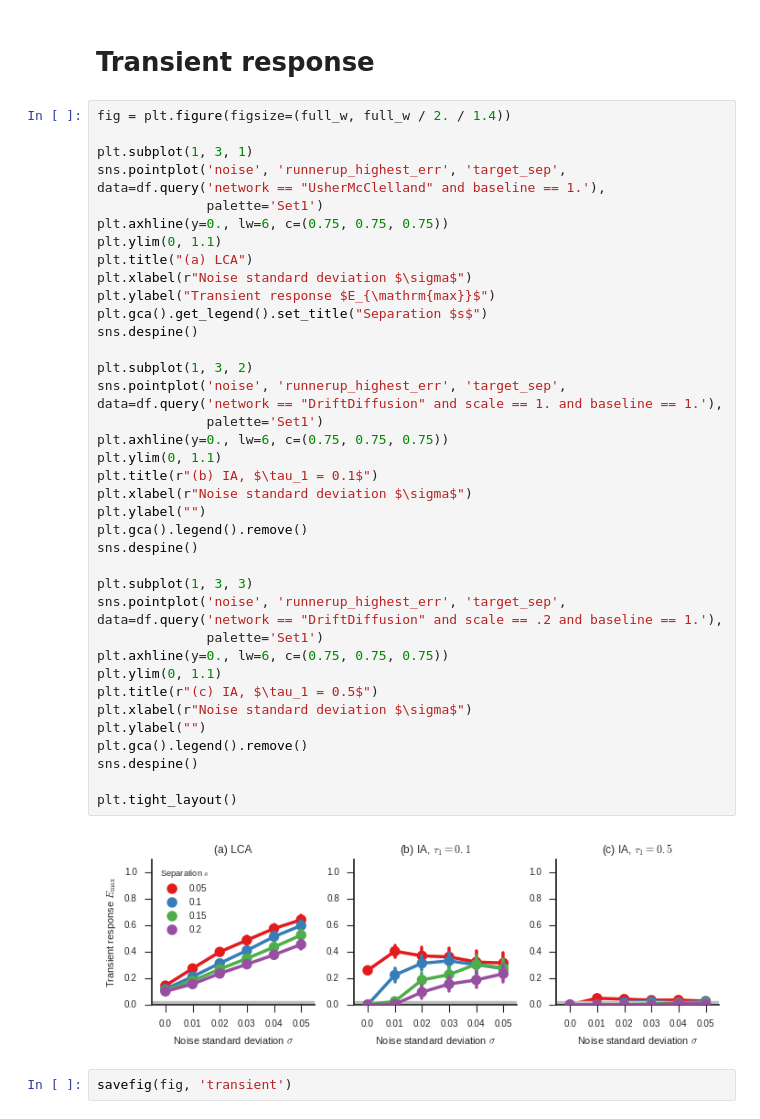
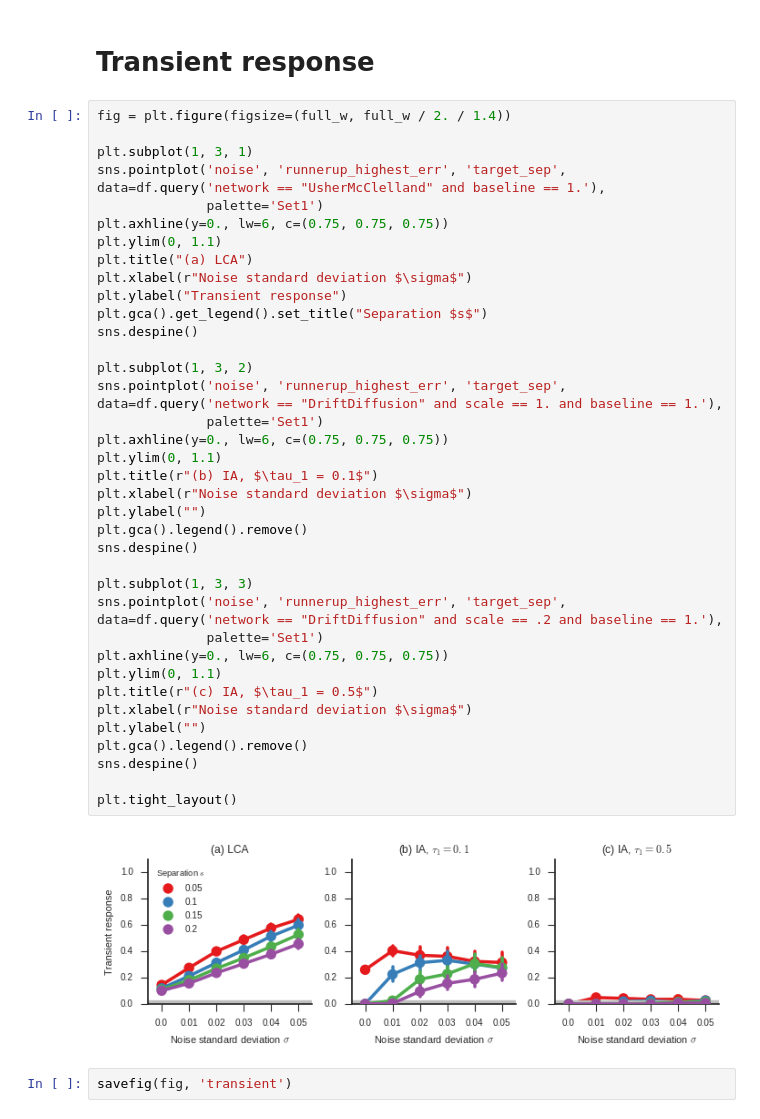
Before and after one commit to ctn-waterloo/cogsci17-decide, a Jupyter notebook: notebooks/Data based plots.ipynb, the cells around one changed output. Cells and saved outputs as stored; diff of their text form.

```diff
--- a/notebooks/Data based plots.ipynb
+++ b/notebooks/Data based plots.ipynb
@@ -151,34 +151,34 @@ plt.axhline(y=0., lw=6, c=(0.75, 0.75, 0.75))
 plt.ylim(0, 1.1)
 plt.title("(a) LCA")
 plt.xlabel(r"Noise standard deviation $\sigma$")
-plt.ylabel("Transient response $E_{\mathrm{max}}$")
+plt.ylabel("Transient response")
 plt.gca().get_legend().set_title("Separation $s$")
 sns.despine()
 
 plt.subplot(1, 3, 2)
 sns.pointplot('noise', 'runnerup_highest_err', 'target_sep', data=df.query('network == "DriftDiffusion" and scale == 1. and baseline == 1.'),
               palette='Set1')
 plt.axhline(y=0., lw=6, c=(0.75, 0.75, 0.75))
 plt.ylim(0, 1.1)
 plt.title(r"(b) IA, $\tau_1 = 0.1$")
 plt.xlabel(r"Noise standard deviation $\sigma$")
 plt.ylabel("")
 plt.gca().legend().remove()
 sns.despine()
 
 plt.subplot(1, 3, 3)
 sns.pointplot('noise', 'runnerup_highest_err', 'target_sep', data=df.query('network == "DriftDiffusion" and scale == .2 and baseline == 1.'),
               palette='Set1')
 plt.axhline(y=0., lw=6, c=(0.75, 0.75, 0.75))
 plt.ylim(0, 1.1)
 plt.title(r"(c) IA, $\tau_1 = 0.5$")
 plt.xlabel(r"Noise standard deviation $\sigma$")
 plt.ylabel("")
 plt.gca().legend().remove()
 sns.despine()
 
 plt.tight_layout()
 # %% [output]
-[figure, old version]
+[figure, new version]
 # %%
 savefig(fig, 'transient')
```
Also changed, not shown: 2 other files.
